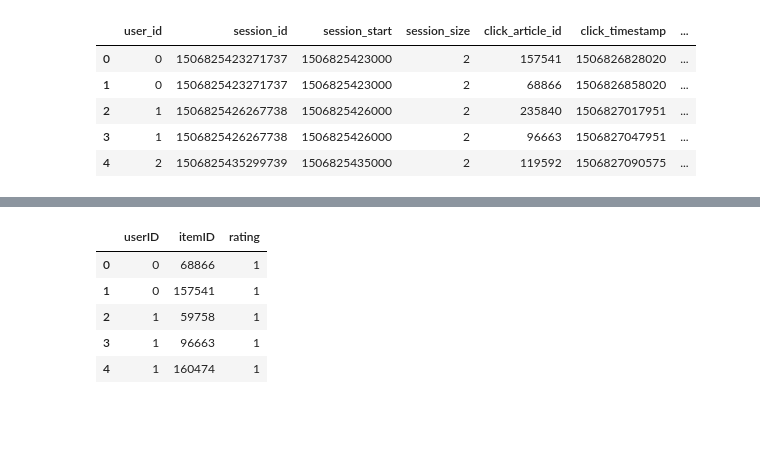
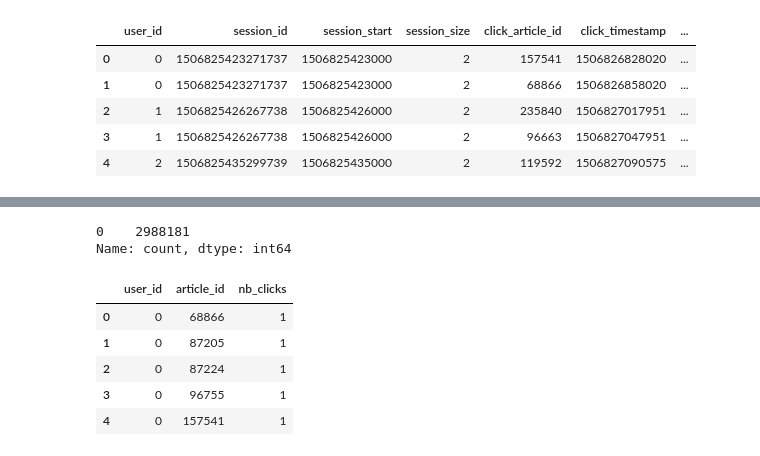
Before and after one commit to CODEheures/my-content-scripts, a Jupyter notebook: collaborative_filtering.ipynb, the cells around one changed output, grey strips where cells are left out. Drawn from its saved outputs; the diff is of its cells as text; code cells hidden in the pictures; blank space fills up the shorter version.

Commit message:
Upd: Collaborative

```diff
--- a/collaborative_filtering.ipynb
+++ b/collaborative_filtering.ipynb
@@ -4,6 +38,6 @@ import os
 # %%
 df_clicks = None
-for f in os.listdir("data/clicks")[0:50]:
+for f in os.listdir("data/clicks"):
     current_df = pd.read_csv(f"data/clicks/{f}", sep=",", header=0)
     df_clicks = pd.concat([df_clicks, current_df], axis=0, ignore_index=True)
 
@@ -34,13 +64,18 @@ df_clicks.describe()
+# %%
+df_clicks[df_clicks.isna()].sum(axis=1).value_counts()
+# %% [output]
+0    2988181
+Name: count, dtype: int64
 # %%
 collaborative_df = df_clicks.loc[:, ['user_id', 'click_article_id', 'session_id']]
 collaborative_df = collaborative_df.groupby(['user_id', 'click_article_id']).count()
 collaborative_df.reset_index(inplace=True)
-collaborative_df.rename(columns={'user_id': 'userID', 'click_article_id': 'itemID', 'session_id': 'rating'}, inplace=True)
+collaborative_df.rename(columns={'click_article_id': 'article_id', 'session_id': 'nb_clicks'}, inplace=True)
 collaborative_df.head()
 # %% [output]
-|  | userID | itemID | rating |
+|  | user_id | article_id | nb_clicks |
 | 0 | 0 | 68866 | 1 |
-| 1 | 0 | 157541 | 1 |
-| 2 | 1 | 59758 | 1 |
-| 3 | 1 | 96663 | 1 |
-| 4 | 1 | 160474 | 1 |
+| 1 | 0 | 87205 | 1 |
+| 2 | 0 | 87224 | 1 |
+| 3 | 0 | 96755 | 1 |
+| 4 | 0 | 157541 | 1 |
```
Also changed, not shown: parts of 16 cells of this notebook, 1 other file.
